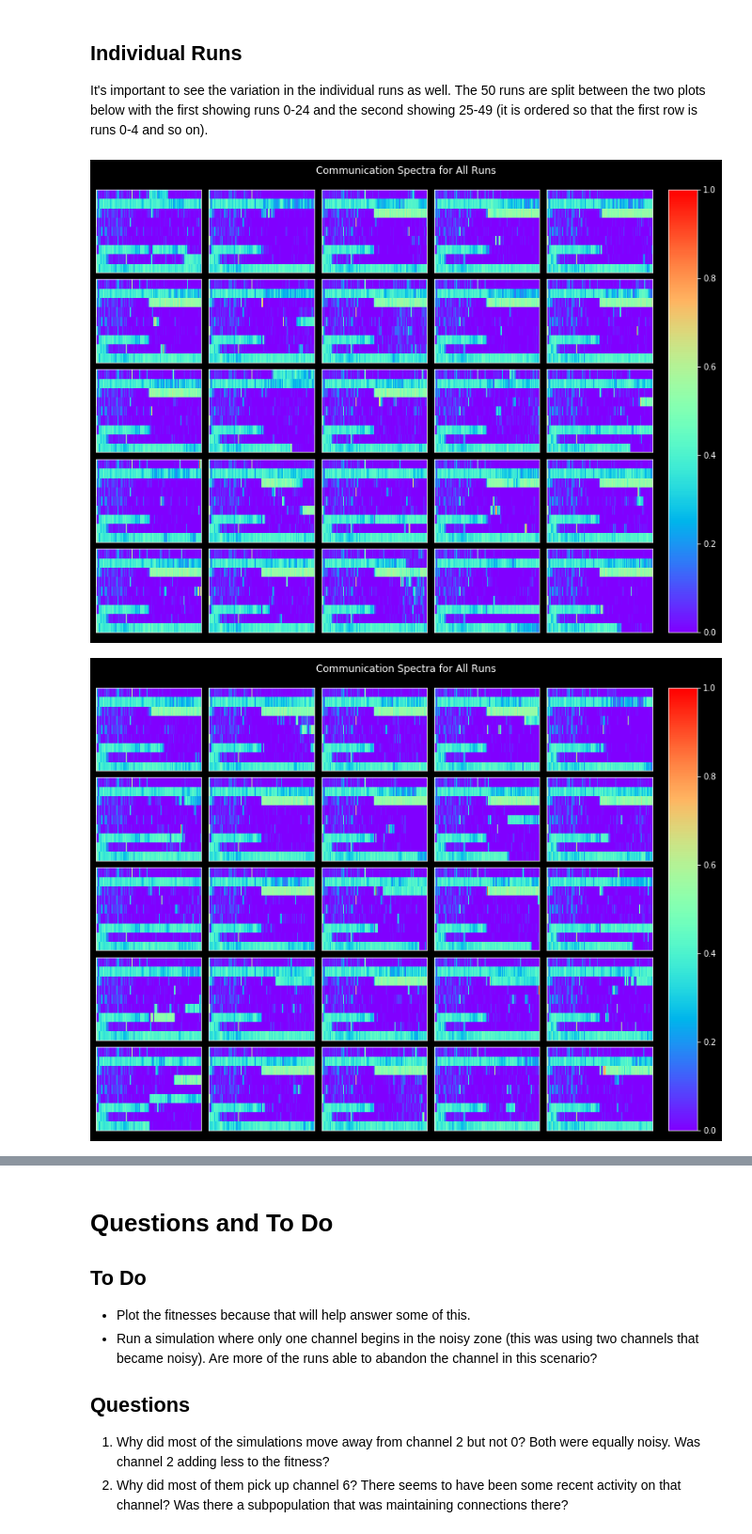
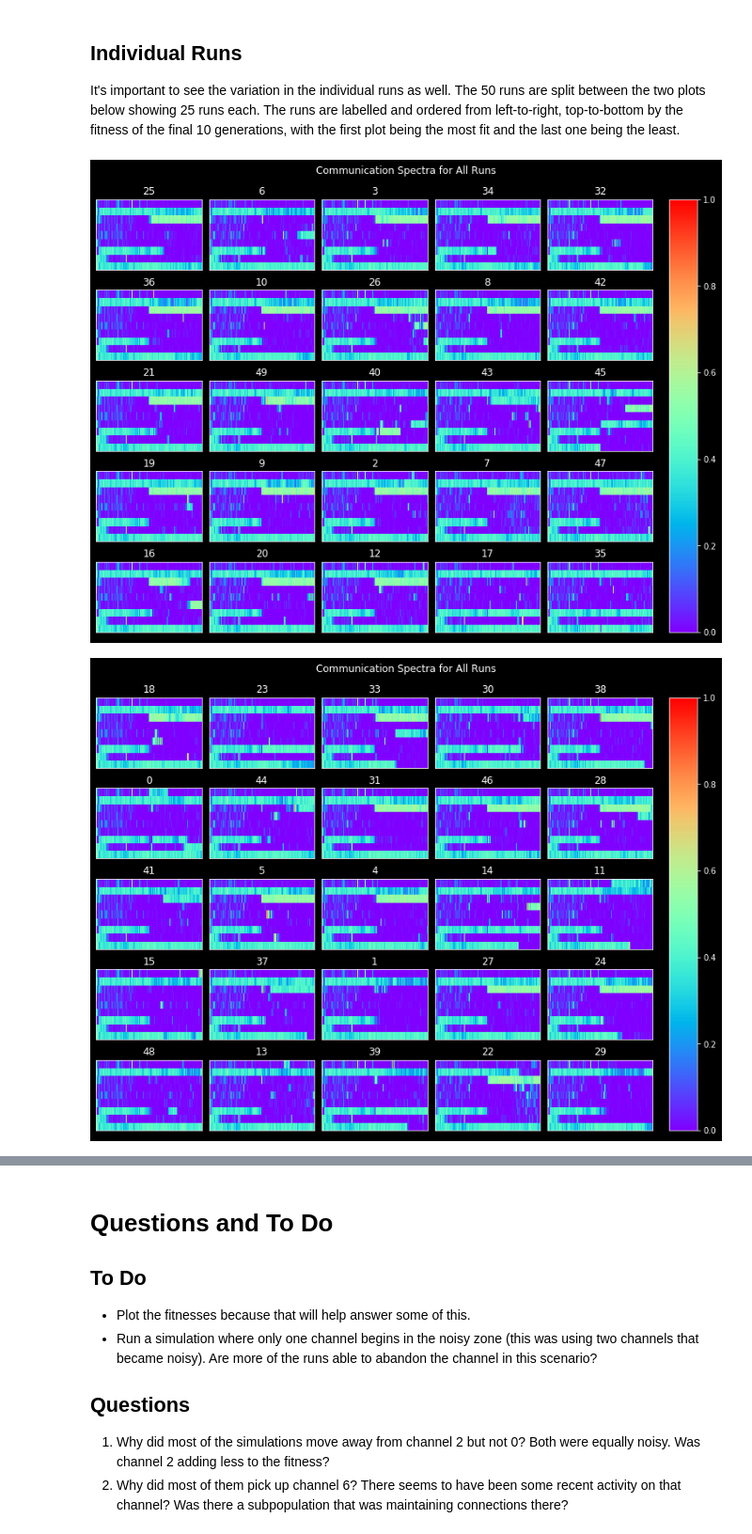
Before and after one commit to dkadish/EvolvingSonicNiches, a Jupyter notebook: runs/600_noise_onset_base5.ipynb, the cells around one changed output, grey strips where cells are left out. Shown at 94% size. Saved outputs shown, nothing was run; the diff lists cells and outputs as text; code cells hidden in the pictures.

```diff
--- a/runs/600_noise_onset_base5.ipynb
+++ b/runs/600_noise_onset_base5.ipynb
@@ -48,9 +45,8 @@ species = pd.read_parquet(os.path.join(directory, 'species.parquet'))
 subspecies = pd.read_parquet(os.path.join(directory, 'subspecies.parquet'))
 fitness = pd.read_parquet(os.path.join(directory, 'fitness.parquet'))
 individuals = pd.read_parquet(os.path.join(directory, 'individuals.parquet'))
-visualize.dataframe.plot_spectrum(spectra, vmin=0.0, vmax=1.0, view=True, filename=None)
 
-last_10_species = specific_generation_over_runs(range(289,299), data=species)
+last_10_species = specific_generation_over_runs(range(889,899), data=species)
 run_role_fitness = last_10_species.groupby(['run','role'])['fitness'].mean()
 run_fitness = run_role_fitness.groupby('run').mean()
 
@@ -72,12 +67,17 @@ visualize.dataframe.plot_spectrum(spectra, vmin=0.0, vmax=1.0, view=True, filena
 ## Individual Runs
 
 It's important to see the variation in the individual runs as well.
-The 50 runs are split between the two plots below with the first showing runs 0-24 and the second showing 25-49
-(it is ordered so that the first row is runs 0-4 and so on).
+The 50 runs are split between the two plots below showing 25 runs each.
+The runs are labelled and ordered from left-to-right, top-to-bottom by the fitness of the final 10 generations, with the first plot being the most fit and the last one being the least.
 # %%
-visualize.dataframe.plot_run_spectra(spectra, vmin=0.0, vmax=1.0, view=True, filename=None, shape=(5, 5), base_run=base_run)
-
-visualize.dataframe.plot_run_spectra(spectra.loc[25:], vmin=0.0, vmax=1.0, view=True, filename=None, shape=(5, 5), base_run=base_run)
+# visualize.dataframe.plot_run_spectra(spectra, vmin=0.0, vmax=1.0, view=True, filename=None, shape=(5, 5), base_run=base_run)
+#
+# visualize.dataframe.plot_run_spectra(spectra.loc[25:], vmin=0.0, vmax=1.0, view=True, filename=None, shape=(5, 5), base_run=base_run)
-# %% [output]
-[figure, removed]
-[figure, removed]
+# %%
+visualize.dataframe.plot_run_spectra(spectra_ob_fitness, vmin=0.0, vmax=1.0, view=True, filename=None, shape=(5, 5), base_run=base_run, numbering=True)
+
+last_25 = spectra_ob_fitness.loc[spectra_ob_fitness.index.get_level_values('run').unique()[25:]]
+visualize.dataframe.plot_run_spectra(last_25, vmin=0.0, vmax=1.0, view=True, filename=None, shape=(5, 5), base_run=base_run, numbering=True)
+# %% [output]
+[figure, added]
+[figure, added]
```
Also changed, not shown: parts of 12 cells of this notebook, 5 other files.
